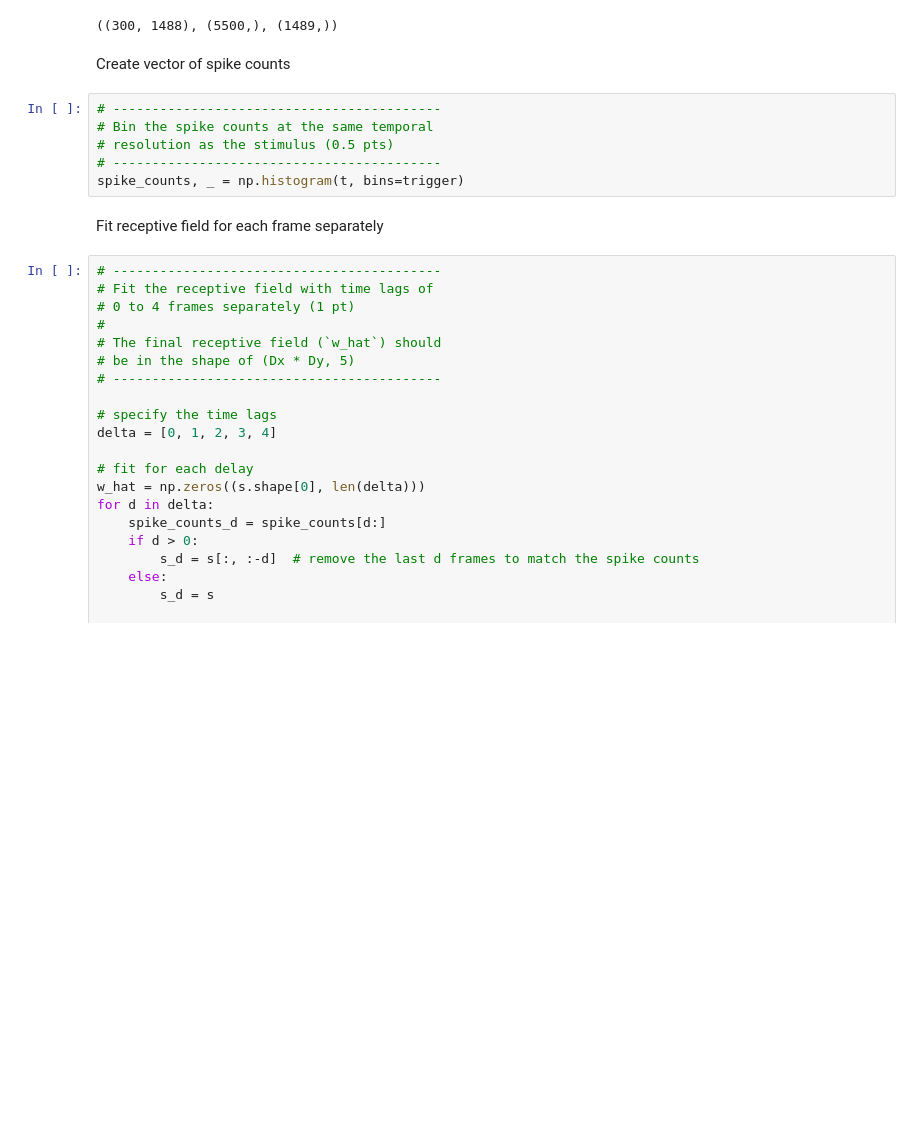
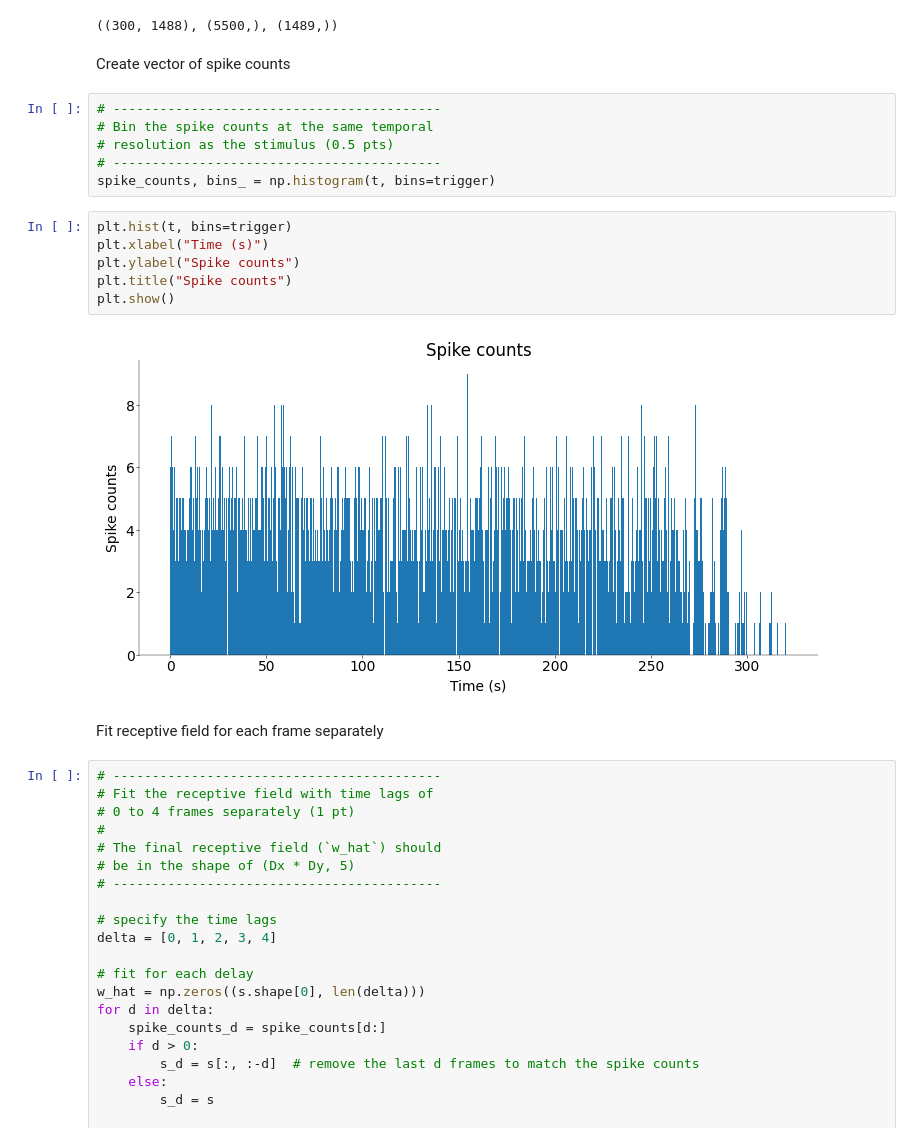
Before and after one commit to toniklenk/NeuralDataScience, a Jupyter notebook: notebooks/CodingLab5.ipynb, the cells around one changed output. Cells and saved outputs as stored; diff of their text form; blank space fills up the shorter version.

```diff
--- a/notebooks/CodingLab5.ipynb
+++ b/notebooks/CodingLab5.ipynb
@@ -388,7 +387,15 @@ Create vector of spike counts
 # Bin the spike counts at the same temporal
 # resolution as the stimulus (0.5 pts)
 # ------------------------------------------
-spike_counts, _ = np.histogram(t, bins=trigger)
+spike_counts, bins_ = np.histogram(t, bins=trigger)
+# %%
+plt.hist(t, bins=trigger)
+plt.xlabel("Time (s)")
+plt.ylabel("Spike counts")
+plt.title("Spike counts")
+plt.show()
+# %% [output]
+[figure, added]
 # %% [markdown]
 Fit receptive field for each frame separately
 # %%
```
Also changed, not shown: parts of 12 cells of this notebook.
